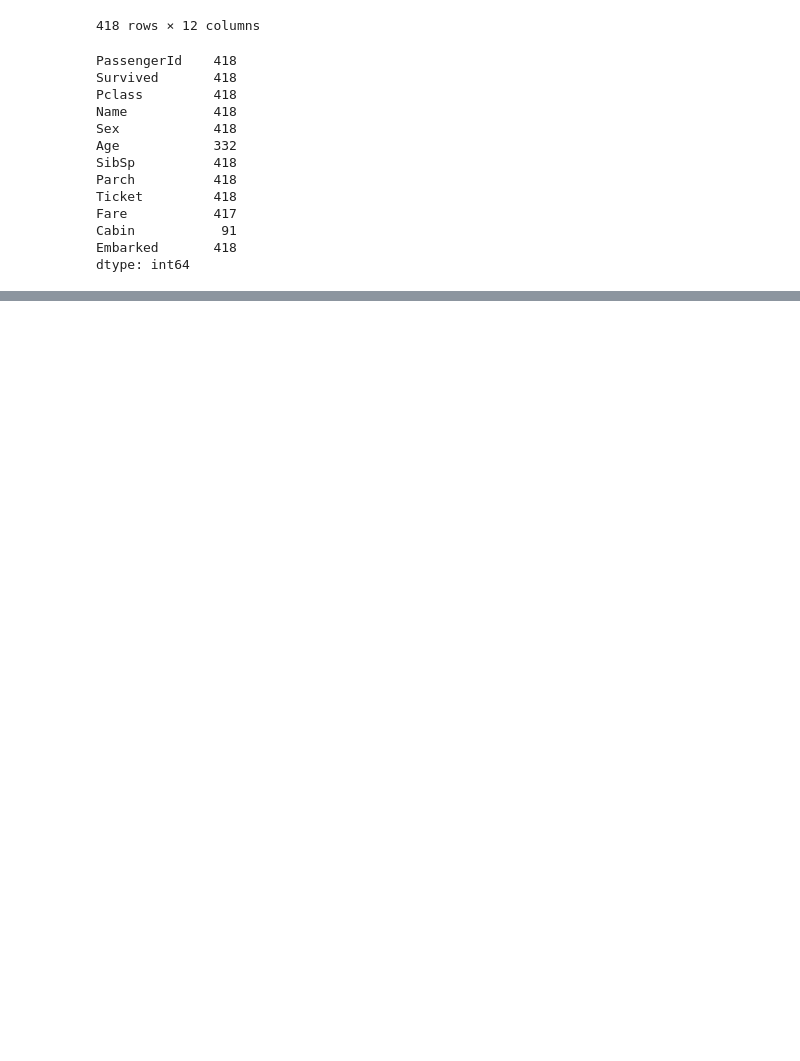
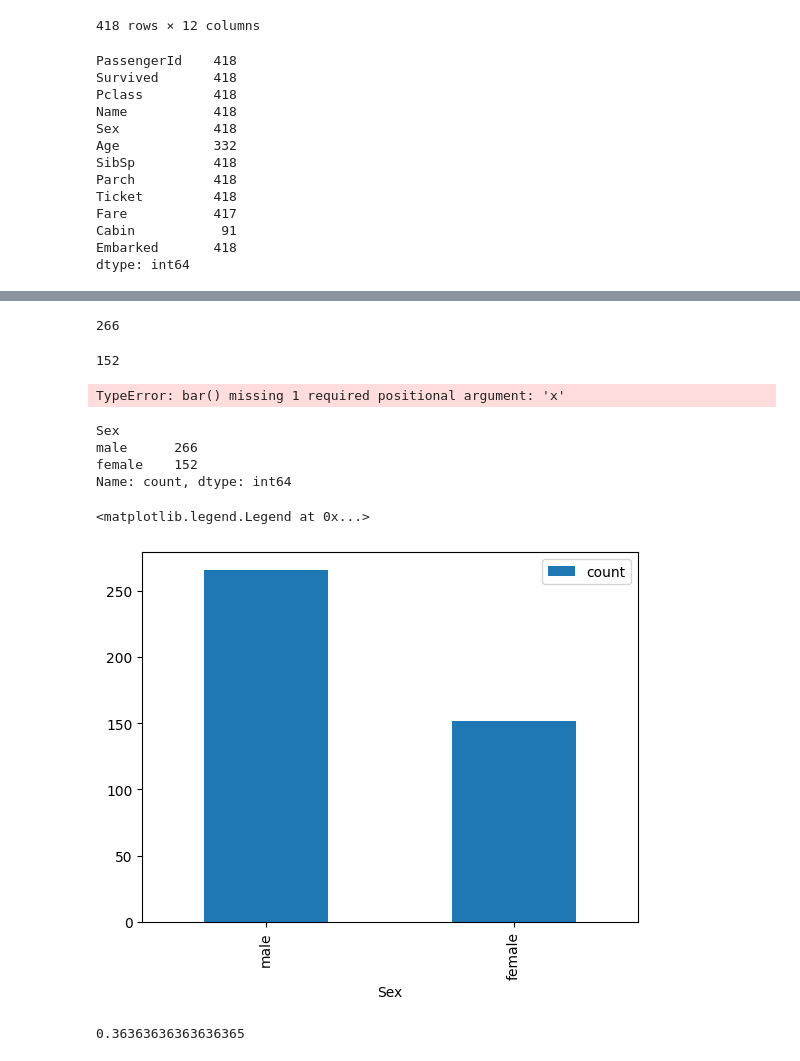
Before and after one commit to gtksolutionstraining/CodinGrad-FDS-4, a Jupyter notebook: Pandas.ipynb, the cells around one changed output, grey strips where cells are left out. Drawn from its saved outputs; the diff is of its cells as text; code cells hidden in the pictures; blank space fills up the shorter version.

```diff
--- a/Pandas.ipynb
+++ b/Pandas.ipynb
@@ -359,0 +457,29 @@ dtype: int64
+# %%
+male_count
+# %% [output]
+266
+# %%
+female_count
+# %% [output]
+152
+# %%
+plt.bar(height=[266,152],labels=["male","female"])
+# %% [output]
+TypeError: bar() missing 1 required positional argument: 'x'
+# %%
+titanic['Sex'].value_counts()
+# %% [output]
+Sex
+male      266
+female    152
+Name: count, dtype: int64
+# %%
+titanic['Sex'].value_counts().plot.bar()
+plt.legend()
+# %% [output]
+<matplotlib.legend.Legend at 0x...>
+[figure, added]
+# %%
+152/418
+# %% [output]
+0.36363636363636365
```
Also changed, not shown: parts of 21 cells of this notebook, 2 other files.
